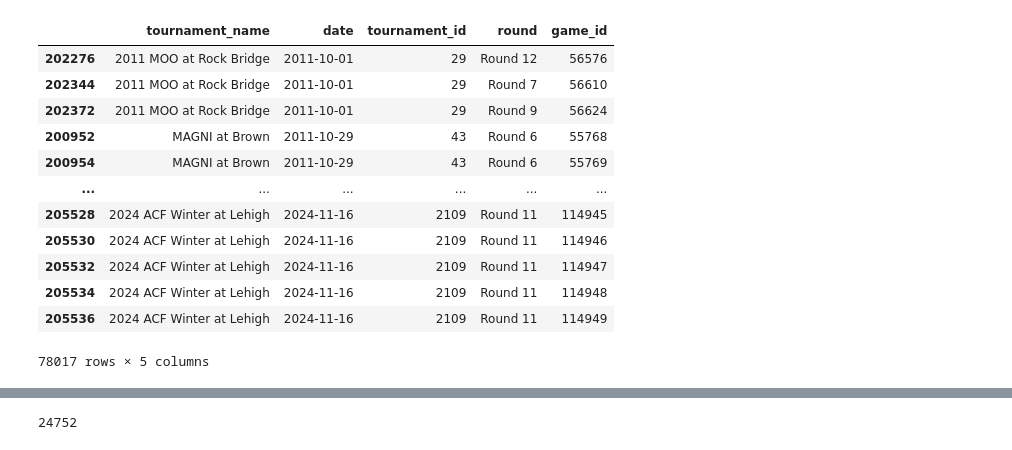
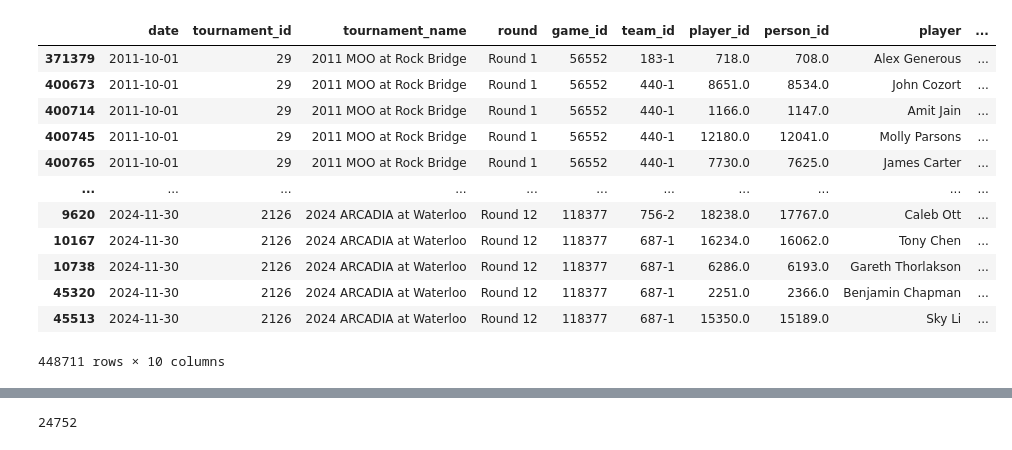
Before and after one commit to ryanrosenberg/strength-metric, a Jupyter notebook: exploration.ipynb, the cells around one changed output, grey strips where cells are left out. Saved outputs shown, nothing was run; the diff lists cells and outputs as text; code cells hidden in the pictures.

```diff
--- a/exploration.ipynb
+++ b/exploration.ipynb
@@ -5,10 +7,18 @@ import pandas as pd
 # %%
-con = sq.connect('stats2.db')
-qbr = sq.connect('qbr.db')
-pg = pd.read_sql("SELECT * FROM player_games", con)
-tg = pd.read_sql("""
+con = sq.connect('../add-tournament/add-tournament/stats2.db')
+qbr = sq.connect('strength.db')
+pg = pl.read_database("SELECT tournament_id, set_id, team_id, round, game_id, player_id, pts FROM player_games",
+                      con).select(
+    pl.col("tournament_id"),
+    pl.col("set_id").cast(pl.Int16),
+    pl.col("round"),
+    pl.col("game_id").cast(pl.Int64),
+    pl.col("team_id"),
+    pl.col("player_id").cast(pl.Int32),
+    pl.col("pts")
+)
+tg = pl.read_database("""
 SELECT sets.year, tournaments.tournament_name, tournaments.date, team_games.* FROM team_games
 LEFT JOIN tournaments on team_games.tournament_id = tournaments.tournament_id
 LEFT JOIN sets on team_games.set_id = sets.set_id
-""", con)
-players = pd.read_sql("SELECT * FROM players LEFT JOIN people on players.person_id = people.person_id", con)
+""", con, infer_schema_length = 1000)
@@ -90,0 +51,19 @@ def run_game(tournament_name, date, tournament_id, tournament_round, pg, tg, gam
+# %%
+tournaments = pl.read_database("SELECT * FROM tournaments", con, infer_schema_length=1000).with_columns(pl.col("date").str.to_date("%Y-%m-%d"))
+sets = pl.read_database("SELECT * FROM sets", con).with_columns(pl.col("set_id").cast(pl.Int16))
+player_list = pl.read_database("SELECT players.*, people.player FROM players left join people on players.person_id = people.person_id", con).with_columns(
+    pl.col("player_id").cast(pl.Int32),
+    pl.col("person_id").cast(pl.Int32)
+)
+nats_players = pg.join(
+  tournaments[['tournament_id', 'date', 'tournament_name']], on = 'tournament_id'
+  ).join(
+    sets, on = 'set_id'
+  ).filter(
+      pl.col('difficulty') != 'easy'
+  ).join(
+      player_list, on = 'player_id'
+  ).select(
+      'date', 'tournament_id', 'tournament_name', 'round', 'game_id', 'team_id', 'player_id', 'person_id', 'player', 'pts'
+  )
+nats_players
@@ -95,22 +255,22 @@ cur.execute('CREATE TABLE player_ratings (date, tournament_id, round, game_id, t
 cur.close()
 # %%
-game_ids = tg[['tournament_name', 'date', 'tournament_id', 'round', 'game_id']].drop_duplicates().sort_values(['date', 'game_id'])
-ratings = pd.read_sql('SELECT * from player_ratings', qbr)
+game_ids = nats_players.drop_duplicates().sort_values(['date', 'game_id'])
+ratings = pd.read_sql('SELECT * from player_ratings_py', qbr)
 prev_games = [int(el) for el in ratings['game_id'].unique()]
 game_ids = game_ids[~game_ids.game_id.isin(prev_games)]
 game_ids
 # %% [output]
-|  | tournament_name | date | tournament_id | round | game_id |
-| 202276 | 2011 MOO at Rock Bridge | 2011-10-01 | 29 | Round 12 | 56576 |
-| 202344 | 2011 MOO at Rock Bridge | 2011-10-01 | 29 | Round 7 | 56610 |
-| 202372 | 2011 MOO at Rock Bridge | 2011-10-01 | 29 | Round 9 | 56624 |
-| 200952 | MAGNI at Brown | 2011-10-29 | 43 | Round 6 | 55768 |
-| 200954 | MAGNI at Brown | 2011-10-29 | 43 | Round 6 | 55769 |
-| ... | ... | ... | ... | ... | ... |
-| 205528 | 2024 ACF Winter at Lehigh | 2024-11-16 | 2109 | Round 11 | 114945 |
-| 205530 | 2024 ACF Winter at Lehigh | 2024-11-16 | 2109 | Round 11 | 114946 |
-| 205532 | 2024 ACF Winter at Lehigh | 2024-11-16 | 2109 | Round 11 | 114947 |
-| 205534 | 2024 ACF Winter at Lehigh | 2024-11-16 | 2109 | Round 11 | 114948 |
-| 205536 | 2024 ACF Winter at Lehigh | 2024-11-16 | 2109 | Round 11 | 114949 |
+|  | date | tournament_id | tournament_name | round | game_id | team_id | player_id | person_id | player | ... |
+| 371379 | 2011-10-01 | 29 | 2011 MOO at Rock Bridge | Round 1 | 56552 | 183-1 | 718.0 | 708.0 | Alex Generous | ... |
+| 400673 | 2011-10-01 | 29 | 2011 MOO at Rock Bridge | Round 1 | 56552 | 440-1 | 8651.0 | 8534.0 | John Cozort | ... |
+| 400714 | 2011-10-01 | 29 | 2011 MOO at Rock Bridge | Round 1 | 56552 | 440-1 | 1166.0 | 1147.0 | Amit Jain | ... |
+| 400745 | 2011-10-01 | 29 | 2011 MOO at Rock Bridge | Round 1 | 56552 | 440-1 | 12180.0 | 12041.0 | Molly Parsons | ... |
+| 400765 | 2011-10-01 | 29 | 2011 MOO at Rock Bridge | Round 1 | 56552 | 440-1 | 7730.0 | 7625.0 | James Carter | ... |
+| ... | ... | ... | ... | ... | ... | ... | ... | ... | ... | ... |
+| 9620 | 2024-11-30 | 2126 | 2024 ARCADIA at Waterloo | Round 12 | 118377 | 756-2 | 18238.0 | 17767.0 | Caleb Ott | ... |
+| 10167 | 2024-11-30 | 2126 | 2024 ARCADIA at Waterloo | Round 12 | 118377 | 687-1 | 16234.0 | 16062.0 | Tony Chen | ... |
+| 10738 | 2024-11-30 | 2126 | 2024 ARCADIA at Waterloo | Round 12 | 118377 | 687-1 | 6286.0 | 6193.0 | Gareth Thorlakson | ... |
+| 45320 | 2024-11-30 | 2126 | 2024 ARCADIA at Waterloo | Round 12 | 118377 | 687-1 | 2251.0 | 2366.0 | Benjamin Chapman | ... |
+| 45513 | 2024-11-30 | 2126 | 2024 ARCADIA at Waterloo | Round 12 | 118377 | 687-1 | 15350.0 | 15189.0 | Sky Li | ... |
-78017 rows × 5 columns
+448711 rows × 10 columns
 # %%
```
Also changed, not shown: parts of 14 cells of this notebook.
